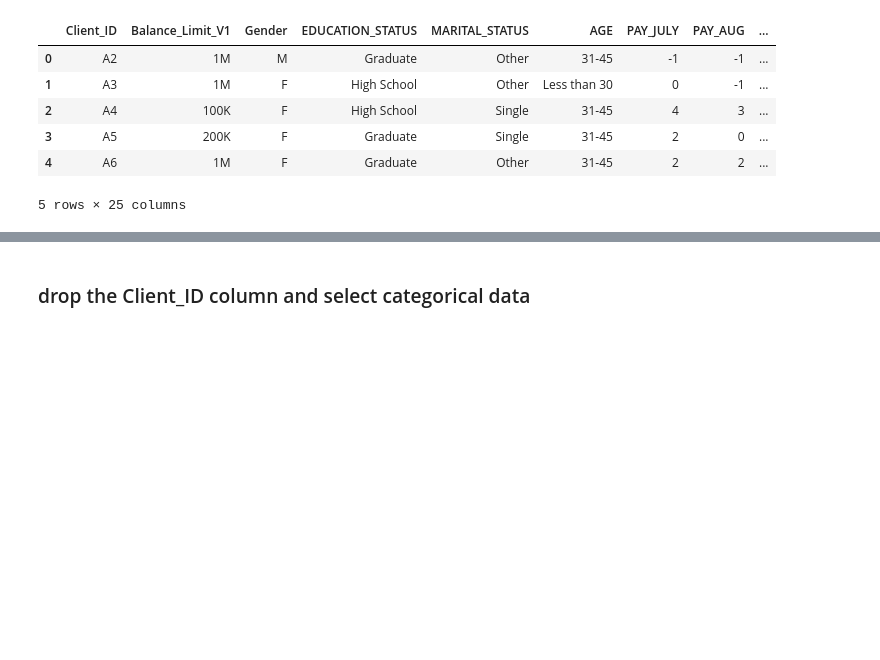
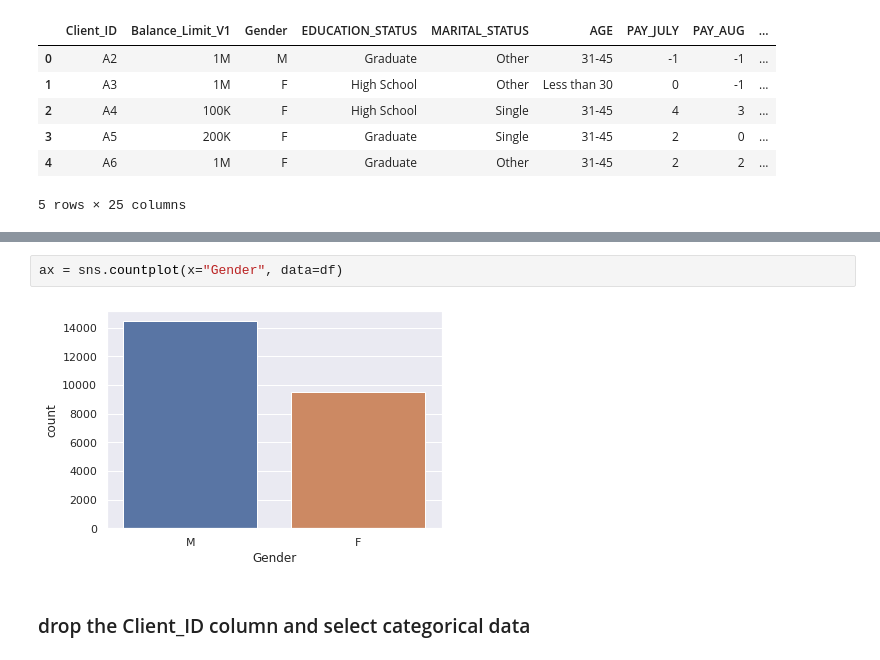
Before and after one commit to shashimalcse/Data-Storm-1.0, a Jupyter notebook: day2/datastorm_RandomForest_XGBoost.ipynb, the cells around one changed output, grey strips where cells are left out. Cells and saved outputs as stored; diff of their text form; blank space fills up the shorter version.

```diff
--- a/day2/datastorm_RandomForest_XGBoost.ipynb
+++ b/day2/datastorm_RandomForest_XGBoost.ipynb
@@ -21,3 +33,7 @@ df.head()
+# %%
+ax = sns.countplot(x="Gender", data=df)
+# %% [output]
+[figure, added]
 # %% [markdown]
 ### drop the Client_ID column and select categorical data
 # %%
```
Also changed, not shown: parts of 19 cells of this notebook.
